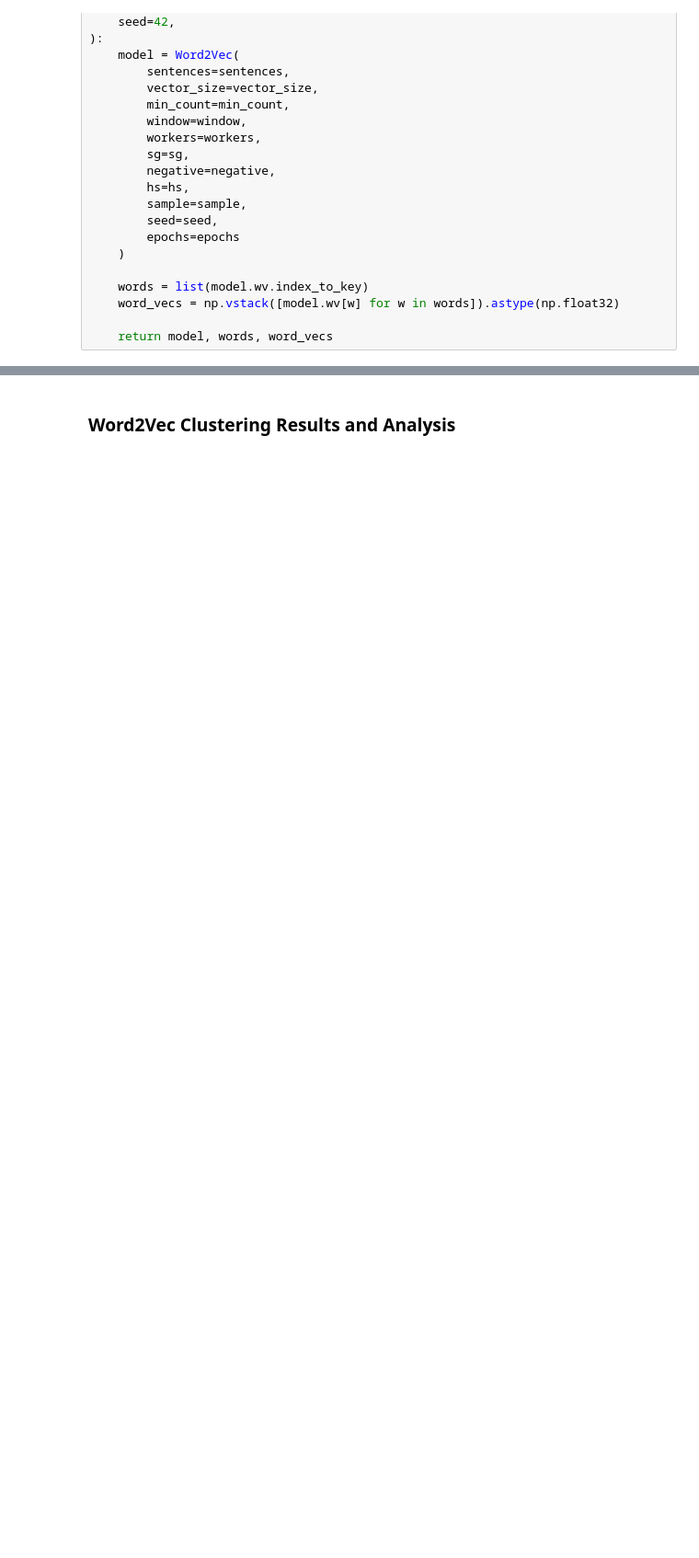
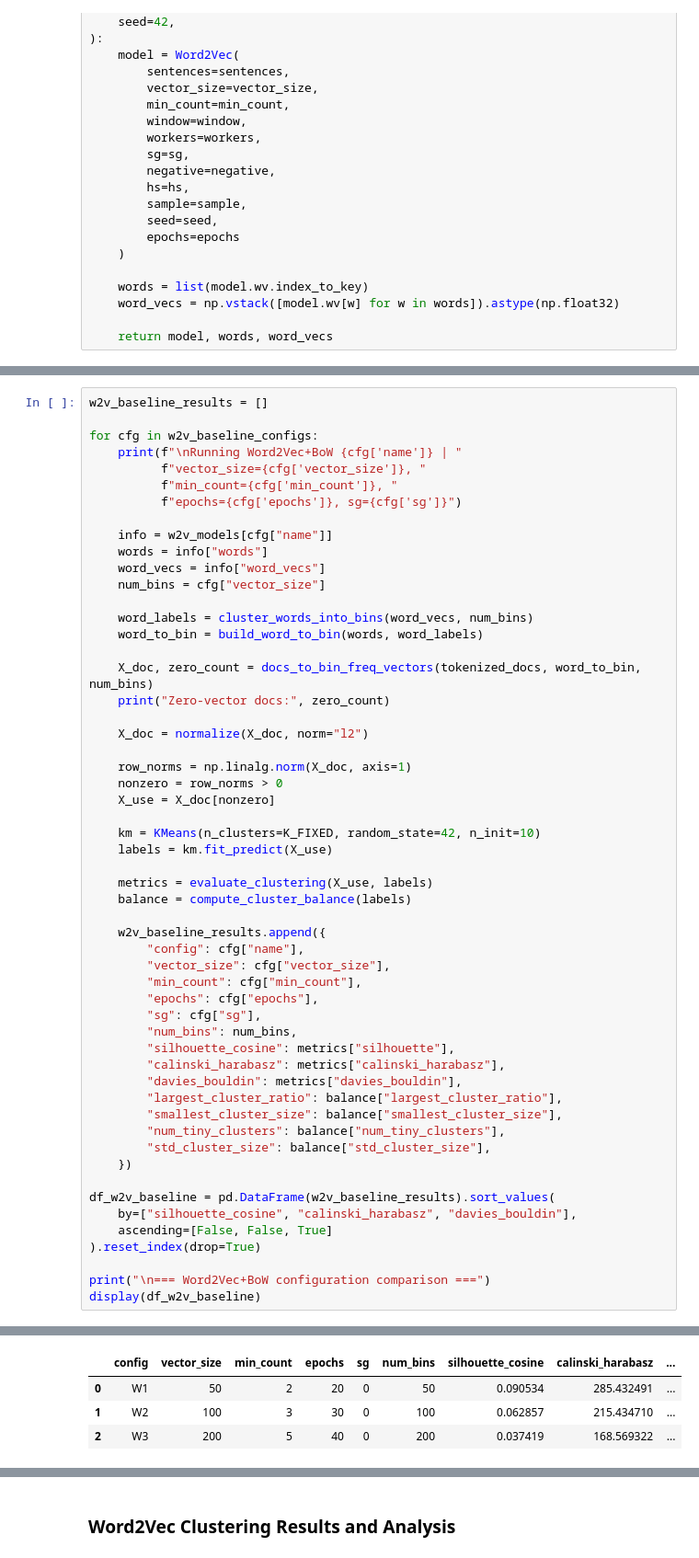
Before and after one commit to YJY4266900395/USC-DSCI-560-lab8, a Jupyter notebook: lab 8.ipynb, the cells around one changed output, grey strips where cells are left out. Shown at 92% size. Drawn from its saved outputs; the diff is of its cells as text; blank space fills up the shorter version.

```diff
--- a/lab 8.ipynb
+++ b/lab 8.ipynb
@@ -1077,3 +1099,59 @@ Word vector shape: (8460, 100)
 Training Word2Vec W3 | vector_size=200, min_count=5, epochs=40, sg=0
 Vocab size: 5927
 Word vector shape: (5927, 200)
+# %%
+w2v_baseline_results = []
+
+for cfg in w2v_baseline_configs:
+    print(f"\nRunning Word2Vec+BoW {cfg['name']} | "
+          f"vector_size={cfg['vector_size']}, "
+          f"min_count={cfg['min_count']}, "
+          f"epochs={cfg['epochs']}, sg={cfg['sg']}")
+
+    info = w2v_models[cfg["name"]]
+    words = info["words"]
+    word_vecs = info["word_vecs"]
+    num_bins = cfg["vector_size"]
+
+    word_labels = cluster_words_into_bins(word_vecs, num_bins)
+    word_to_bin = build_word_to_bin(words, word_labels)
+
+    X_doc, zero_count = docs_to_bin_freq_vectors(tokenized_docs, word_to_bin, num_bins)
+    print("Zero-vector docs:", zero_count)
+
+    X_doc = normalize(X_doc, norm="l2")
+
+    row_norms = np.linalg.norm(X_doc, axis=1)
+    nonzero = row_norms > 0
+    X_use = X_doc[nonzero]
+
+    km = KMeans(n_clusters=K_FIXED, random_state=42, n_init=10)
+    labels = km.fit_predict(X_use)
+
+    metrics = evaluate_clustering(X_use, labels)
+    balance = compute_cluster_balance(labels)
+
+    w2v_baseline_results.append({
+        "config": cfg["name"],
+        "vector_size": cfg["vector_size"],
+        "min_count": cfg["min_count"],
+        "epochs": cfg["epochs"],
+        "sg": cfg["sg"],
+        "num_bins": num_bins,
+        "silhouette_cosine": metrics["silhouette"],
+        "calinski_harabasz": metrics["calinski_harabasz"],
+        "davies_bouldin": metrics["davies_bouldin"],
+        "largest_cluster_ratio": balance["largest_cluster_ratio"],
+        "smallest_cluster_size": balance["smallest_cluster_size"],
+        "num_tiny_clusters": balance["num_tiny_clusters"],
+        "std_cluster_size": balance["std_cluster_size"],
+    })
+
+df_w2v_baseline = pd.DataFrame(w2v_baseline_results).sort_values(
+    by=["silhouette_cosine", "calinski_harabasz", "davies_bouldin"],
+    ascending=[False, False, True]
+).reset_index(drop=True)
+
+print("\n=== Word2Vec+BoW configuration comparison ===")
+display(df_w2v_baseline)
+# %% [output]
@@ -1079,0 +1168,4 @@ Word vector shape: (5927, 200)
+|  | config | vector_size | min_count | epochs | sg | num_bins | silhouette_cosine | calinski_harabasz | ... |
+| 0 | W1 | 50 | 2 | 20 | 0 | 50 | 0.090534 | 285.432491 | ... |
+| 1 | W2 | 100 | 3 | 30 | 0 | 100 | 0.062857 | 215.434710 | ... |
+| 2 | W3 | 200 | 5 | 40 | 0 | 200 | 0.037419 | 168.569322 | ... |
```
Also changed, not shown: parts of 3 cells of this notebook.
